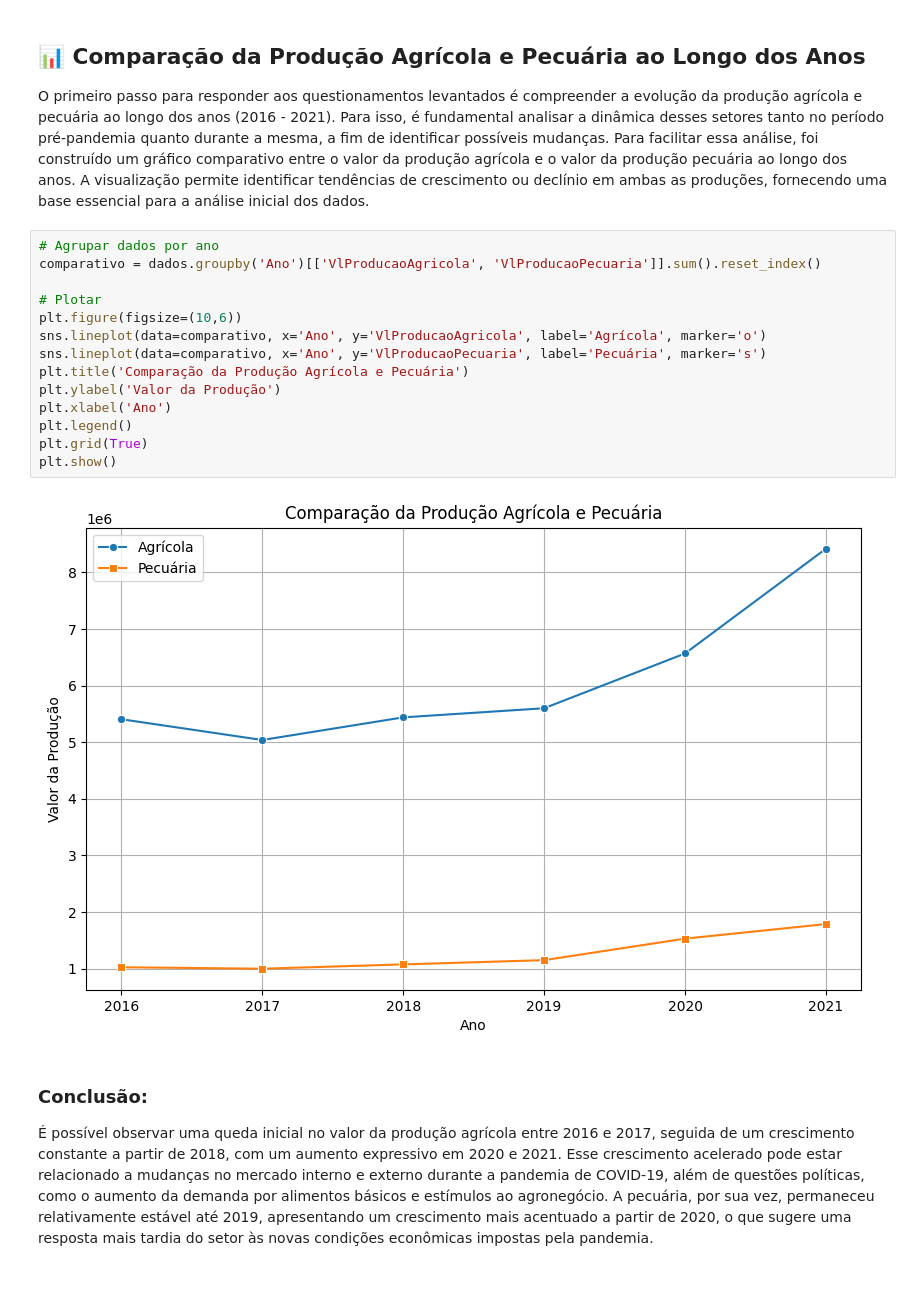
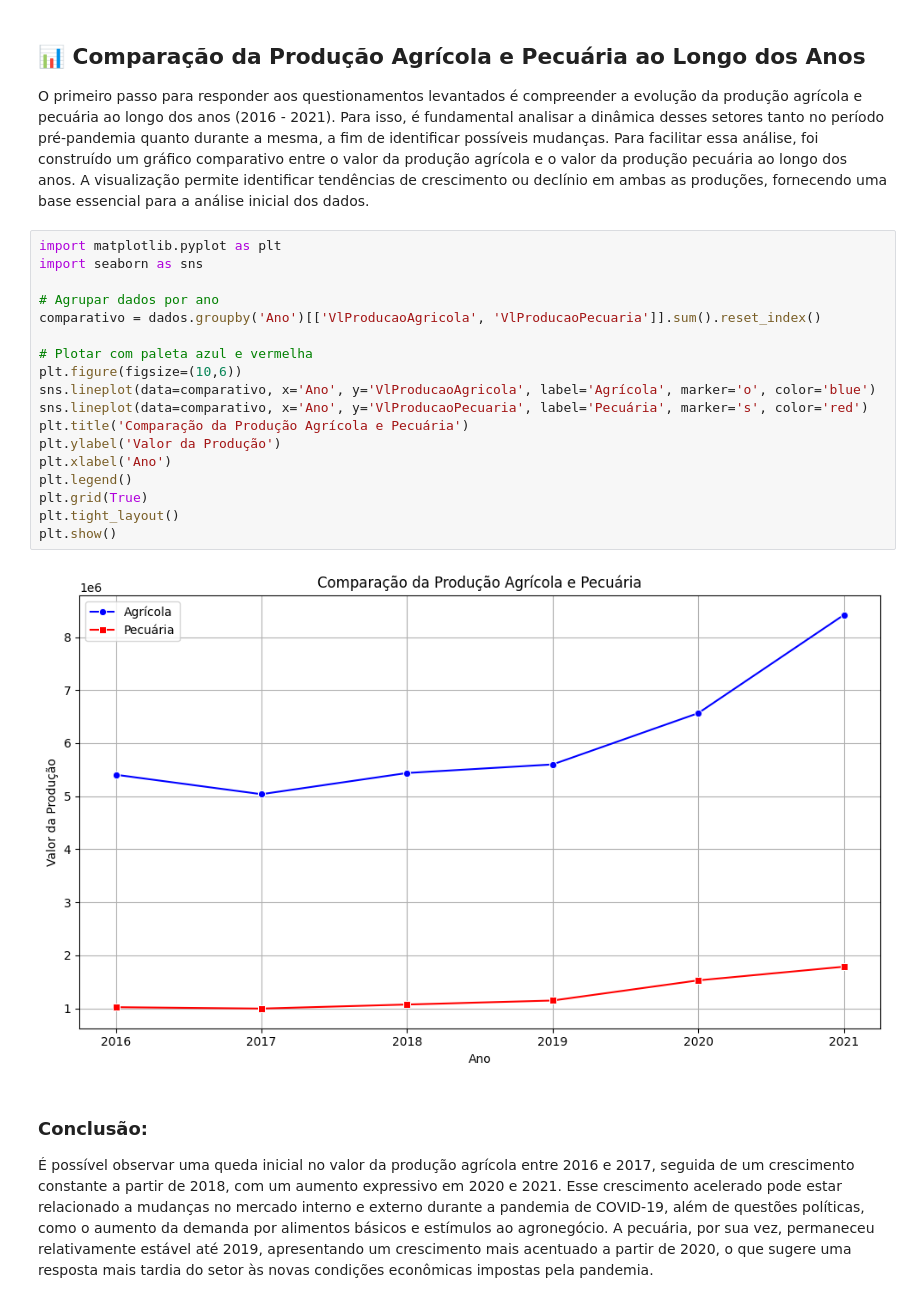
Before and after one commit to amandacmelo/Projeto-Ciencia-de-Dados, a Jupyter notebook: Análise Exploratória dos Dados/Análise_exploratória_dos_dados_Atividade_agrícolas_e_pecuarias.ipynb, the cells around one changed output. Drawn from its saved outputs; the diff is of its cells as text.

```diff
--- a/Análise Exploratória dos Dados/Análise_exploratória_dos_dados_Atividade_agrícolas_e_pecuarias.ipynb
+++ b/Análise Exploratória dos Dados/Análise_exploratória_dos_dados_Atividade_agrícolas_e_pecuarias.ipynb
@@ -47,21 +45,25 @@ Contudo, os efeitos da pandemia são amplamente dependentes de fatores como o ti
 
 O primeiro passo para responder aos questionamentos levantados é compreender a evolução da produção agrícola e pecuária ao longo dos anos (2016 - 2021). Para isso, é fundamental analisar a dinâmica desses setores tanto no período pré-pandemia quanto durante a mesma, a fim de identificar possíveis mudanças. Para facilitar essa análise, foi construído um gráfico comparativo entre o valor da produção agrícola e o valor da produção pecuária ao longo dos anos. A visualização permite identificar tendências de crescimento ou declínio em ambas as produções, fornecendo uma base essencial para a análise inicial dos dados.
 # %%
+import matplotlib.pyplot as plt
+import seaborn as sns
+
 # Agrupar dados por ano
 comparativo = dados.groupby('Ano')[['VlProducaoAgricola', 'VlProducaoPecuaria']].sum().reset_index()
 
-# Plotar
+# Plotar com paleta azul e vermelha
 plt.figure(figsize=(10,6))
-sns.lineplot(data=comparativo, x='Ano', y='VlProducaoAgricola', label='Agrícola', marker='o')
-sns.lineplot(data=comparativo, x='Ano', y='VlProducaoPecuaria', label='Pecuária', marker='s')
+sns.lineplot(data=comparativo, x='Ano', y='VlProducaoAgricola', label='Agrícola', marker='o', color='blue')
+sns.lineplot(data=comparativo, x='Ano', y='VlProducaoPecuaria', label='Pecuária', marker='s', color='red')
 plt.title('Comparação da Produção Agrícola e Pecuária')
 plt.ylabel('Valor da Produção')
 plt.xlabel('Ano')
 plt.legend()
 plt.grid(True)
+plt.tight_layout()
 plt.show()
 # %% [output]
-[figure, old version]
+[figure, new version]
 # %% [markdown]
 ### Conclusão:
 É possível observar uma queda inicial no valor da produção agrícola entre 2016 e 2017, seguida de um crescimento constante a partir de 2018, com um aumento expressivo em 2020 e 2021. Esse crescimento acelerado pode estar relacionado a mudanças no mercado interno e externo durante a pandemia de COVID-19, além de questões políticas, como o aumento da demanda por alimentos básicos e estímulos ao agronegócio. A pecuária, por sua vez, permaneceu relativamente estável até 2019, apresentando um crescimento mais acentuado a partir de 2020, o que sugere uma resposta mais tardia do setor às novas condições econômicas impostas pela pandemia.
```
Also changed, not shown: parts of 11 cells of this notebook.
